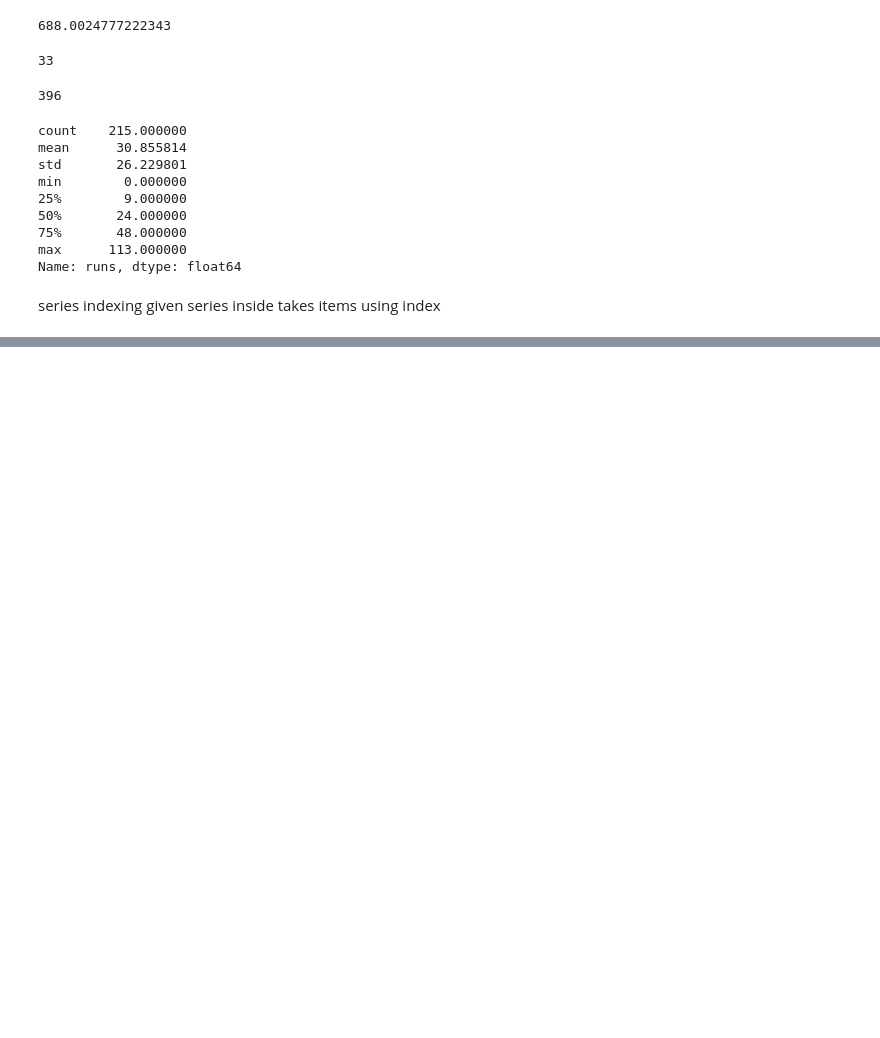
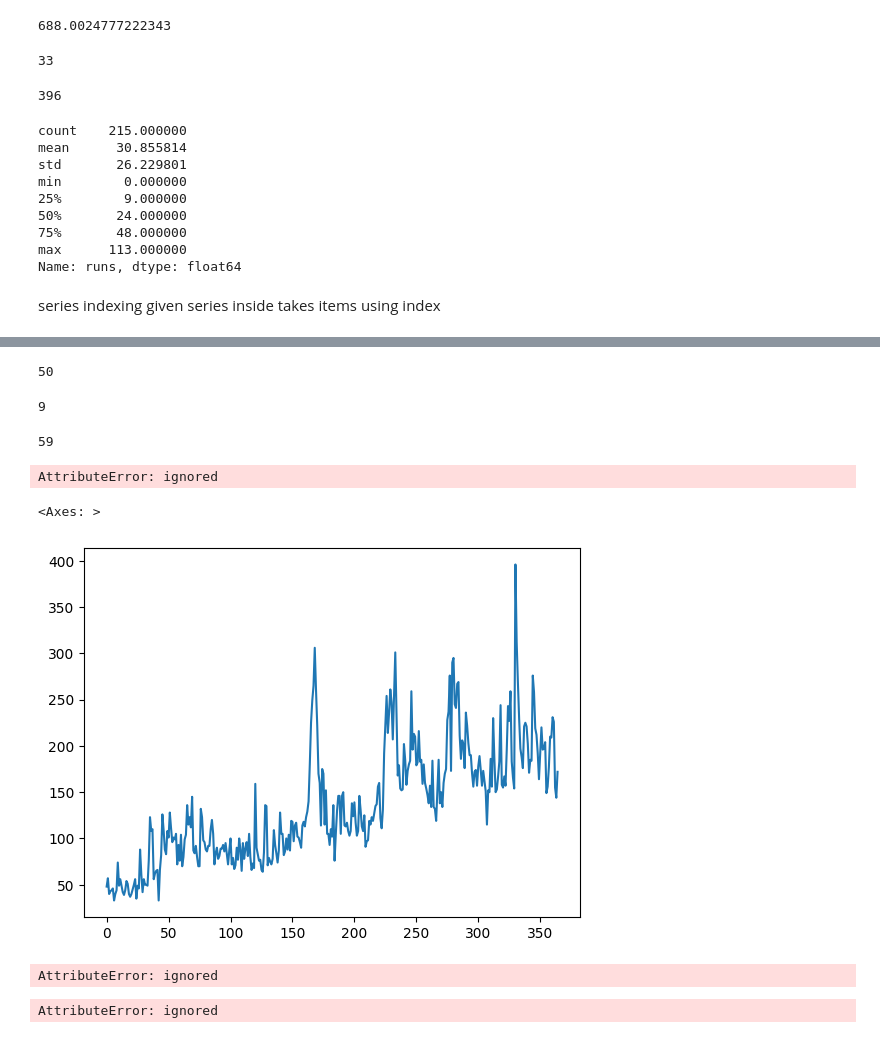
Before and after one commit to Roshanshres/pan, a Jupyter notebook: 15_Pandas.ipynb, the cells around one changed output, grey strips where cells are left out. Saved outputs shown, nothing was run; the diff lists cells and outputs as text; code cells hidden in the pictures; blank space fills up the shorter version.

Commit message:
plot in series as wel

```diff
--- a/15_Pandas.ipynb
+++ b/15_Pandas.ipynb
@@ -396,0 +672,38 @@ AttributeError: ignored
+# %%
+vk [vk >= 50].size
+# %% [output]
+50
+# %%
+#find the number of ducks
+vk[vk == 0].size
+# %% [output]
+9
+# %%
+#count no of days whwn sir ji got 200 subs
+subs[subs > 200].size
+# %% [output]
+59
+# %%
+#finf the actors who have done more than 20 movies
+bolly.value_counts()
+num_bolly = bolly.values_counts()
+num_bolly[num_bolly > 20 ]
+# %% [output]
+AttributeError: ignored
+# %%
+#plotinf graphs on
+#powerful that it can plots a graph as well
+#365 gained graphs day by day
+subs.plot()
+#2D
+# %% [output]
+<Axes: >
+[figure, added]
+# %%
+bolly.value_count()
+# %% [output]
+AttributeError: ignored
+# %%
+bolly.value_count.head(20).plot(kind = 'bar')
+# %% [output]
+AttributeError: ignored
```
Also changed, not shown: parts of 35 cells of this notebook.
